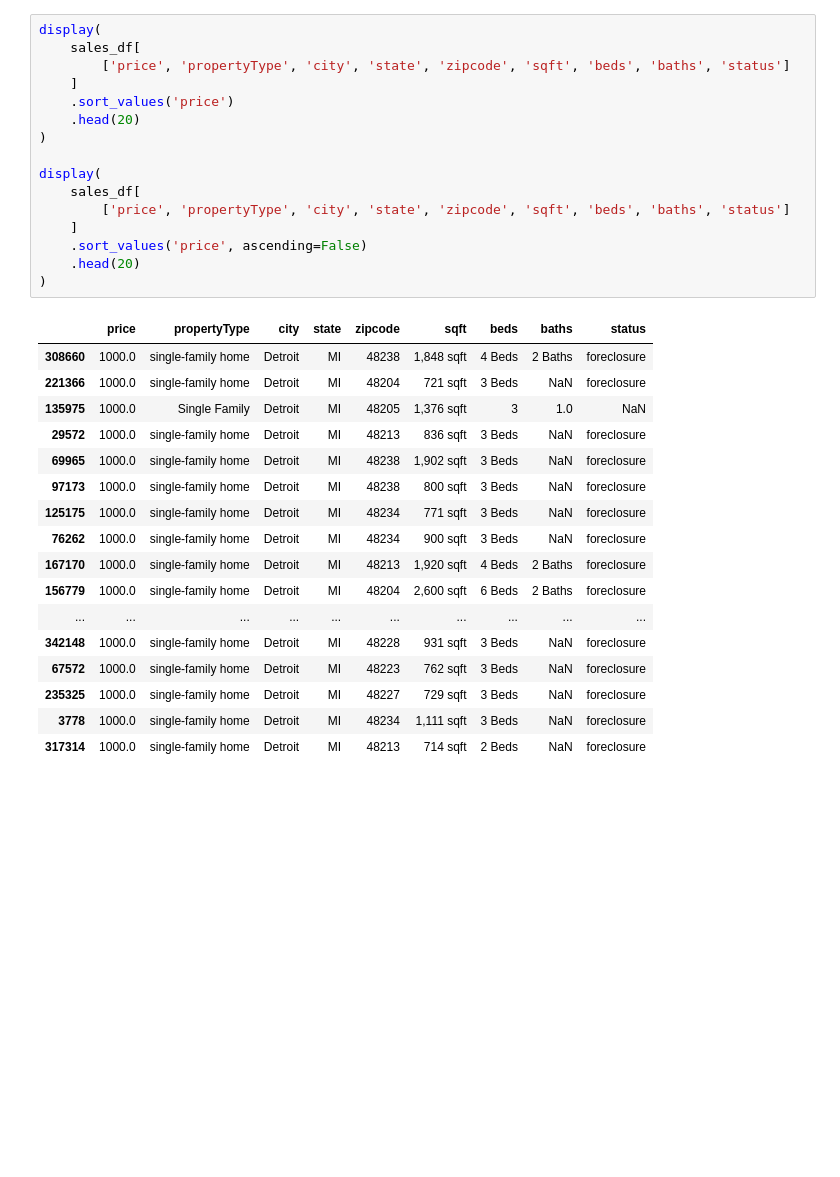
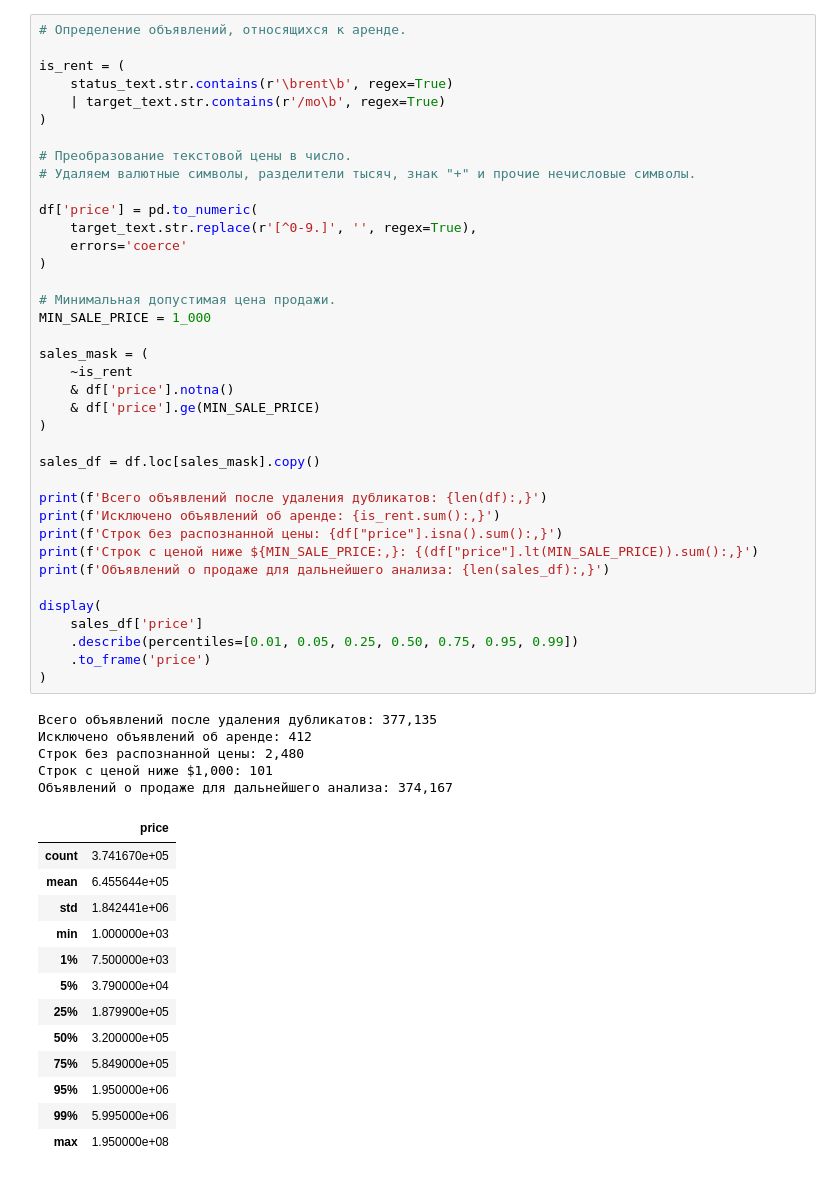
Before and after one commit to Aleksandr219-0/sf_data_science, a Jupyter notebook: Итоговый проект первого года обучения/DS.ipynb, the cells around one changed output. Cells and saved outputs as stored; diff of their text form; blank space fills up the shorter version.

```diff
--- a/Итоговый проект первого года обучения/DS.ipynb
+++ b/Итоговый проект первого года обучения/DS.ipynb
@@ -158,34 +203,57 @@ Name: price, dtype: float64
 # %%
-display(
-    sales_df[
-        ['price', 'propertyType', 'city', 'state', 'zipcode', 'sqft', 'beds', 'baths', 'status']
-    ]
-    .sort_values('price')
-    .head(20)
+# Определение объявлений, относящихся к аренде.
+
+is_rent = (
+    status_text.str.contains(r'\brent\b', regex=True)
+    | target_text.str.contains(r'/mo\b', regex=True)
 )
 
+# Преобразование текстовой цены в число.
+# Удаляем валютные символы, разделители тысяч, знак "+" и прочие нечисловые символы.
+
+df['price'] = pd.to_numeric(
+    target_text.str.replace(r'[^0-9.]', '', regex=True),
+    errors='coerce'
+)
+
+# Минимальная допустимая цена продажи.
+MIN_SALE_PRICE = 1_000
+
+sales_mask = (
+    ~is_rent
+    & df['price'].notna()
+    & df['price'].ge(MIN_SALE_PRICE)
+)
+
+sales_df = df.loc[sales_mask].copy()
+
+print(f'Всего объявлений после удаления дубликатов: {len(df):,}')
+print(f'Исключено объявлений об аренде: {is_rent.sum():,}')
+print(f'Строк без распознанной цены: {df["price"].isna().sum():,}')
+print(f'Строк с ценой ниже ${MIN_SALE_PRICE:,}: {(df["price"].lt(MIN_SALE_PRICE)).sum():,}')
+print(f'Объявлений о продаже для дальнейшего анализа: {len(sales_df):,}')
+
 display(
-    sales_df[
-        ['price', 'propertyType', 'city', 'state', 'zipcode', 'sqft', 'beds', 'baths', 'status']
-    ]
-    .sort_values('price', ascending=False)
-    .head(20)
+    sales_df['price']
+    .describe(percentiles=[0.01, 0.05, 0.25, 0.50, 0.75, 0.95, 0.99])
+    .to_frame('price')
 )
 # %% [output]
+Всего объявлений после удаления дубликатов: 377,135
+Исключено объявлений об аренде: 412
+Строк без распознанной цены: 2,480
+Строк с ценой ниже $1,000: 101
+Объявлений о продаже для дальнейшего анализа: 374,167
-|  | price | propertyType | city | state | zipcode | sqft | beds | baths | status |
-| 308660 | 1000.0 | single-family home | Detroit | MI | 48238 | 1,848 sqft | 4 Beds | 2 Baths | foreclosure |
-| 221366 | 1000.0 | single-family home | Detroit | MI | 48204 | 721 sqft | 3 Beds | NaN | foreclosure |
-| 135975 | 1000.0 | Single Family | Detroit | MI | 48205 | 1,376 sqft | 3 | 1.0 | NaN |
-| 29572 | 1000.0 | single-family home | Detroit | MI | 48213 | 836 sqft | 3 Beds | NaN | foreclosure |
-| 69965 | 1000.0 | single-family home | Detroit | MI | 48238 | 1,902 sqft | 3 Beds | NaN | foreclosure |
-| 97173 | 1000.0 | single-family home | Detroit | MI | 48238 | 800 sqft | 3 Beds | NaN | foreclosure |
-| 125175 | 1000.0 | single-family home | Detroit | MI | 48234 | 771 sqft | 3 Beds | NaN | foreclosure |
-| 76262 | 1000.0 | single-family home | Detroit | MI | 48234 | 900 sqft | 3 Beds | NaN | foreclosure |
-| 167170 | 1000.0 | single-family home | Detroit | MI | 48213 | 1,920 sqft | 4 Beds | 2 Baths | foreclosure |
-| 156779 | 1000.0 | single-family home | Detroit | MI | 48204 | 2,600 sqft | 6 Beds | 2 Baths | foreclosure |
-| ... | ... | ... | ... | ... | ... | ... | ... | ... | ... |
-| 342148 | 1000.0 | single-family home | Detroit | MI | 48228 | 931 sqft | 3 Beds | NaN | foreclosure |
-| 67572 | 1000.0 | single-family home | Detroit | MI | 48223 | 762 sqft | 3 Beds | NaN | foreclosure |
-| 235325 | 1000.0 | single-family home | Detroit | MI | 48227 | 729 sqft | 3 Beds | NaN | foreclosure |
-| 3778 | 1000.0 | single-family home | Detroit | MI | 48234 | 1,111 sqft | 3 Beds | NaN | foreclosure |
-| 317314 | 1000.0 | single-family home | Detroit | MI | 48213 | 714 sqft | 2 Beds | NaN | foreclosure |
+|  | price |
+| count | 3.741670e+05 |
+| mean | 6.455644e+05 |
+| std | 1.842441e+06 |
+| min | 1.000000e+03 |
+| 1% | 7.500000e+03 |
+| 5% | 3.790000e+04 |
+| 25% | 1.879900e+05 |
+| 50% | 3.200000e+05 |
+| 75% | 5.849000e+05 |
+| 95% | 1.950000e+06 |
+| 99% | 5.995000e+06 |
+| max | 1.950000e+08 |
```
Also changed, not shown: parts of 86 cells of this notebook, 1 other file.
